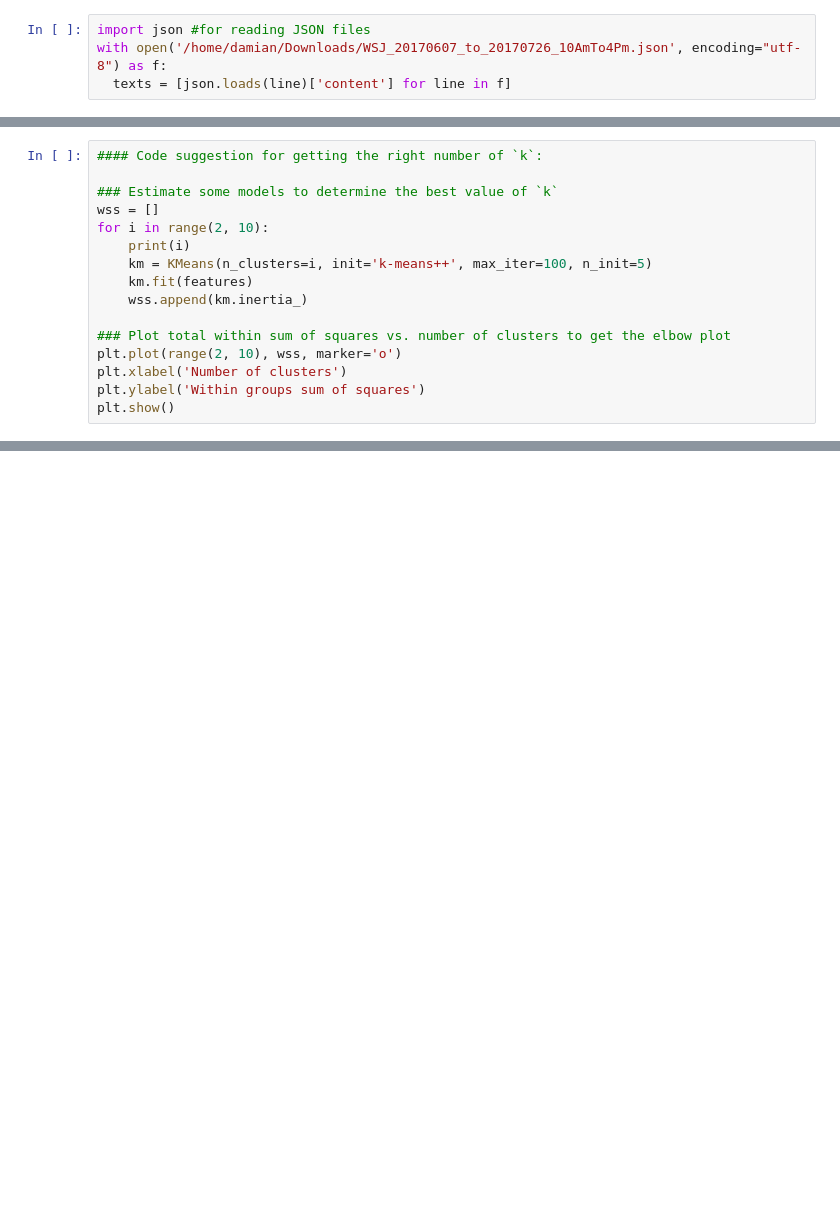
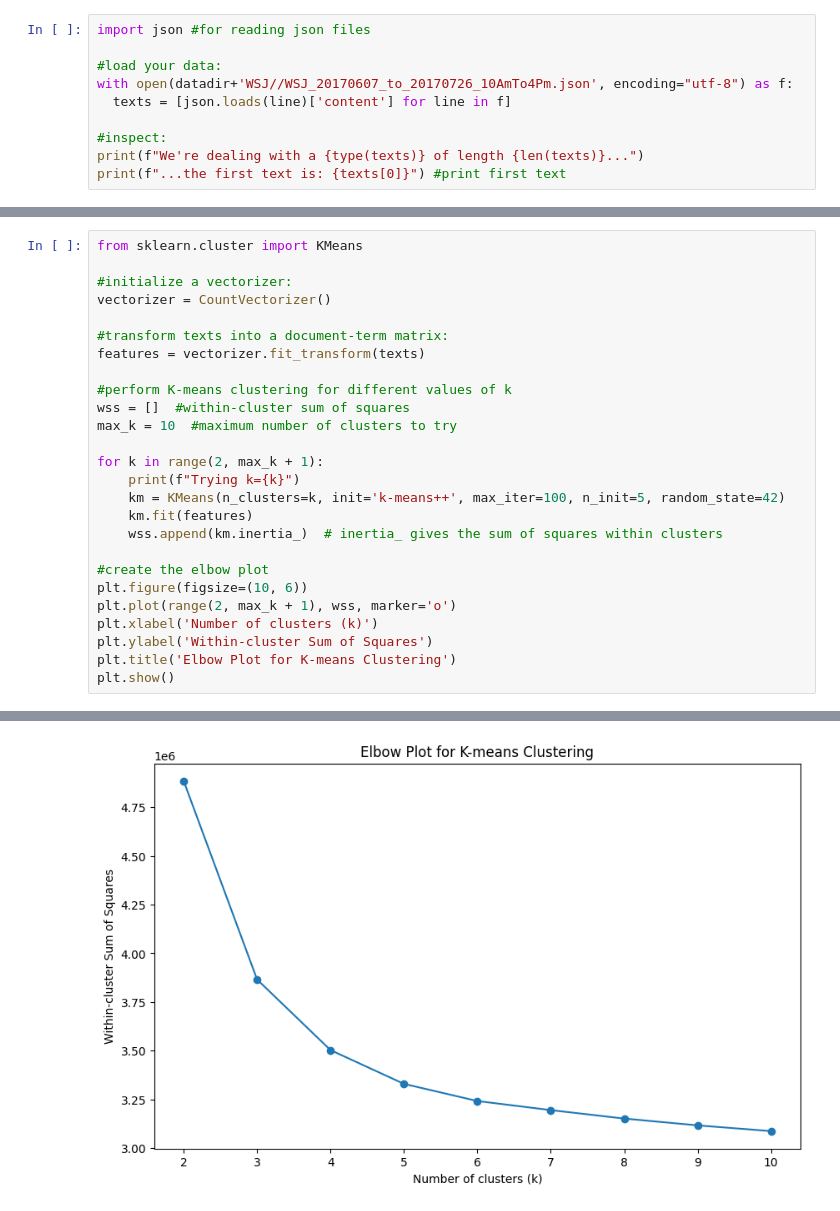
Before and after one commit to annekroon/gesis-machine-learning, a Jupyter notebook: fall-2024_exercises/day3/excercise-morning/exercise-clustering.ipynb, the cells around one changed output, grey strips where cells are left out. Cells and saved outputs as stored; diff of their text form; blank space fills up the shorter version.

```diff
--- a/fall-2024_exercises/day3/excercise-morning/exercise-clustering.ipynb
+++ b/fall-2024_exercises/day3/excercise-morning/exercise-clustering.ipynb
@@ -12,4 +115,10 @@ You can read this one-json-object-per-line (jsonlines) file (and select the only
 # %%
-import json #for reading JSON files
-with open('/home/damian/Downloads/WSJ_20170607_to_20170726_10AmTo4Pm.json', encoding="utf-8") as f:
+import json #for reading json files
+
+#load your data:
+with open(datadir+'WSJ//WSJ_20170607_to_20170726_10AmTo4Pm.json', encoding="utf-8") as f:
   texts = [json.loads(line)['content'] for line in f]
+
+#inspect:
+print(f"We're dealing with a {type(texts)} of length {len(texts)}...")
+print(f"...the first text is: {texts[0]}") #print first text
@@ -20,16 +230,27 @@ with open('/home/damian/Downloads/WSJ_20170607_to_20170726_10AmTo4Pm.json', enco
 # %%
-#### Code suggestion for getting the right number of `k`:
+from sklearn.cluster import KMeans
 
-### Estimate some models to determine the best value of `k`
-wss = []
-for i in range(2, 10):
-    print(i)
-    km = KMeans(n_clusters=i, init='k-means++', max_iter=100, n_init=5)
+#initialize a vectorizer:
+vectorizer = CountVectorizer()
+
+#transform texts into a document-term matrix:
+features = vectorizer.fit_transform(texts)
+
+#perform K-means clustering for different values of k
+wss = []  #within-cluster sum of squares
+max_k = 10  #maximum number of clusters to try
+
+for k in range(2, max_k + 1):
+    print(f"Trying k={k}")
+    km = KMeans(n_clusters=k, init='k-means++', max_iter=100, n_init=5, random_state=42)
     km.fit(features)
-    wss.append(km.inertia_)
+    wss.append(km.inertia_)  # inertia_ gives the sum of squares within clusters
 
-### Plot total within sum of squares vs. number of clusters to get the elbow plot
-plt.plot(range(2, 10), wss, marker='o')
-plt.xlabel('Number of clusters')
-plt.ylabel('Within groups sum of squares')
+#create the elbow plot
+plt.figure(figsize=(10, 6))
+plt.plot(range(2, max_k + 1), wss, marker='o')
+plt.xlabel('Number of clusters (k)')
+plt.ylabel('Within-cluster Sum of Squares')
+plt.title('Elbow Plot for K-means Clustering')
 plt.show()
+# %% [output]
@@ -35,0 +266 @@ plt.show()
+[figure, added]
```
Also changed, not shown: parts of 13 cells of this notebook, 4 other files.
